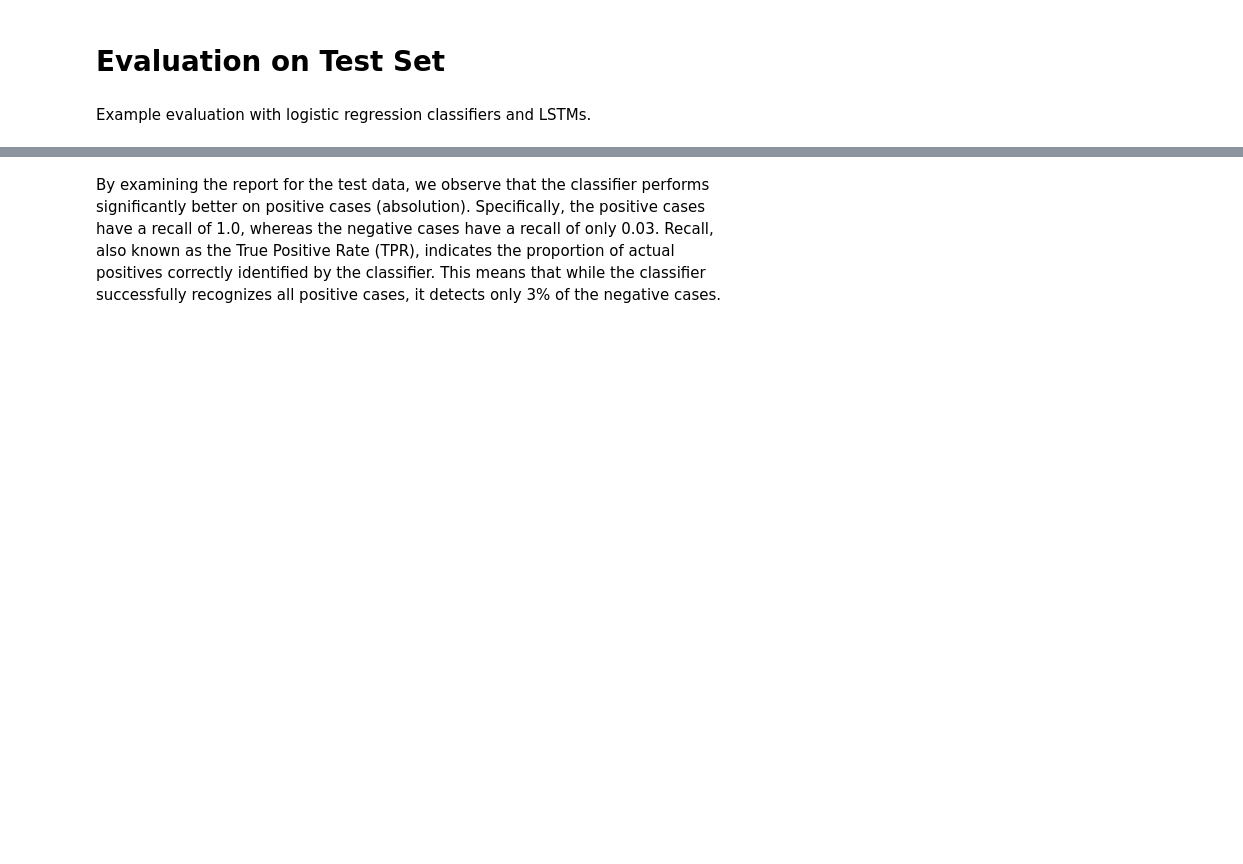
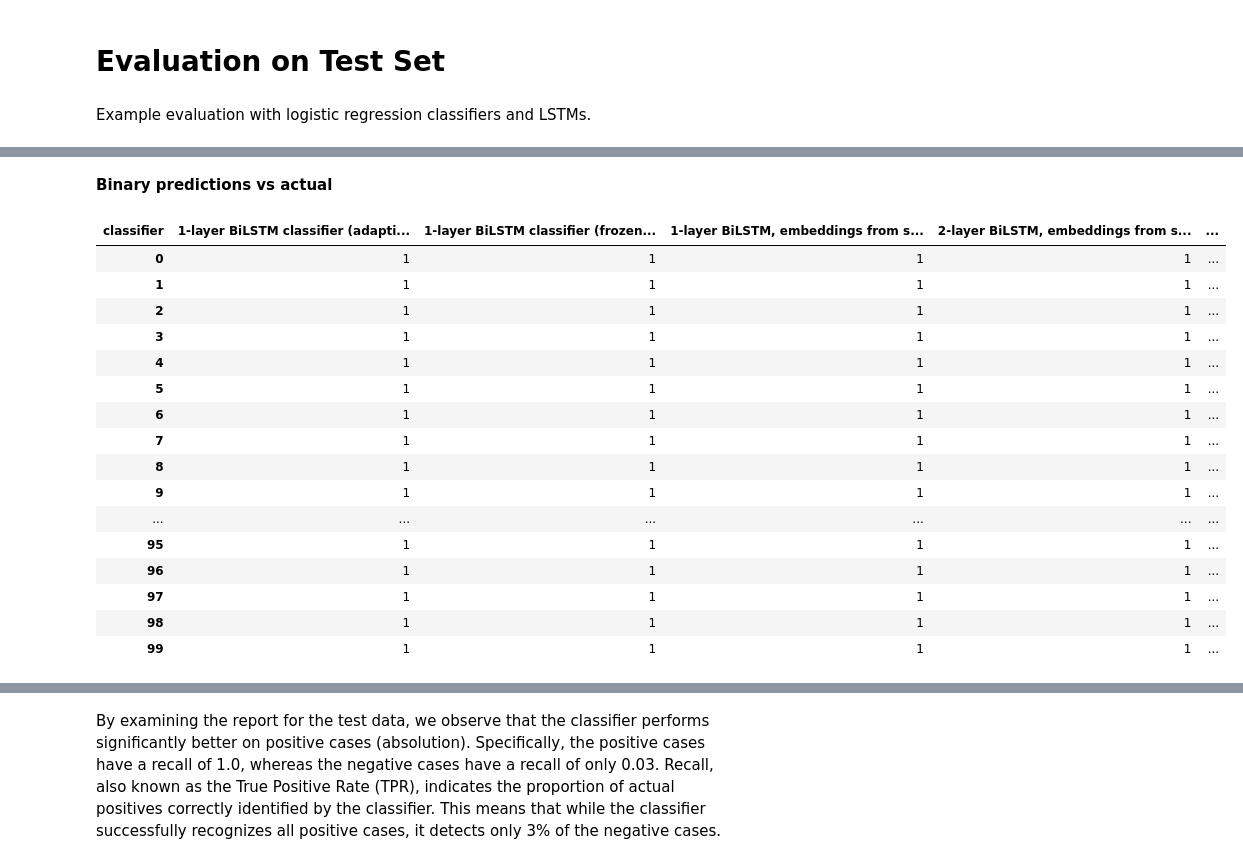
Before and after one commit to raliaskarov/tutorial_eth_ais_roman, a Jupyter notebook: projects/project2/CAS_project2_2_logistic_LSTM.ipynb, the cells around one changed output, grey strips where cells are left out. Drawn from its saved outputs; the diff is of its cells as text; code cells hidden in the pictures; blank space fills up the shorter version.

```diff
--- a/projects/project2/CAS_project2_2_logistic_LSTM.ipynb
+++ b/projects/project2/CAS_project2_2_logistic_LSTM.ipynb
@@ -1397,10 +1381,15 @@ plt.show()
 # Evaluation on Test Set
 # %%
 # Load test set
-data = pd.read_csv("data.csv")
+#data = pd.read_csv("data.csv") # already loaded above
 _, _, test_set = load_ECHR_dataset_for_binary_judgement_classification(data)
 
 test_documents = test_set['texts']
 test_labels = test_set['labels']
+
+# selection for speed
+N = 100
+test_documents_sample = test_documents[:N]
+test_labels_sample = test_labels[:N]
 # %% [markdown]
 Example evaluation with logistic regression classifiers and LSTMs.
@@ -1442,0 +1406,20 @@ weighted avg       0.67      0.82      0.73      1201
+# %%
+from sklearn.metrics import classification_report
+from tqdm import tqdm
+
+# compare performance of all model based on sample of predictions
+classifiers = [binary_classifier_1, binary_classifier_2, binary_classifier_3, binary_classifier_4, binary_classifier_5, binary_classifier_6]
+predictions_dict = {}
+binary_predictions_dict = {}
+report_dict = {}
+for classifier in classifiers:
+  print(f"Evaluating {classifier.name}...")
+  predictions = []
+  for text in tqdm(test_documents_sample):
+    predicted_prob = classifier.predict(tf.constant([text]), verbose = 0)
+    predicted_prob = tf.sigmoid(predicted_prob).numpy().squeeze().item()
+    predictions.append(predicted_prob)
+  binary_predictions = [1 if pred > 0.5 else 0 for pred in predictions]
+  predictions_dict[classifier.name] = {'predictions': predictions, 'binary_predictions': binary_predictions}
+  report = classification_report(y_true=test_labels_sample, y_pred=binary_predictions)
+  report_dict[classifier.name] = report
@@ -1442,0 +1491,12 @@ weighted avg       0.67      0.82      0.73      1201
+# %%
+# build results dataframe
+df_list = []
+for c in classifiers:
+  df = pd.DataFrame()
+  df['predictions'] = predictions_dict[c.name]['predictions']
+  df['binary_predictions'] = predictions_dict[c.name]['binary_predictions']
+  df['actual'] = test_labels_sample
+  df['classifier'] = c.name
+  df_list.append(df)
+df_predictions = pd.concat(df_list)
+df_predictions
@@ -1442,0 +1517,26 @@ weighted avg       0.67      0.82      0.73      1201
+# %% [markdown]
+**Binary predictions vs actual**
+# %%
+# compare binary predictions of different classifiers to actual labels
+df_binary = df_predictions[['classifier', 'binary_predictions']]
+df_binary = df_binary.pivot(columns='classifier', values='binary_predictions').copy()
+df_binary['actual'] = test_labels_sample
+df_binary.style.apply(lambda x: ['background-color: red' if val != x['actual'] else '' for val in x], axis=1)
+# %% [output]
+| classifier | 1-layer BiLSTM classifier (adapti... | 1-layer BiLSTM classifier (frozen... | 1-layer BiLSTM, embeddings from s... | 2-layer BiLSTM, embeddings from s... | ... |
+| 0 | 1 | 1 | 1 | 1 | ... |
+| 1 | 1 | 1 | 1 | 1 | ... |
+| 2 | 1 | 1 | 1 | 1 | ... |
+| 3 | 1 | 1 | 1 | 1 | ... |
+| 4 | 1 | 1 | 1 | 1 | ... |
+| 5 | 1 | 1 | 1 | 1 | ... |
+| 6 | 1 | 1 | 1 | 1 | ... |
+| 7 | 1 | 1 | 1 | 1 | ... |
+| 8 | 1 | 1 | 1 | 1 | ... |
+| 9 | 1 | 1 | 1 | 1 | ... |
+| ... | ... | ... | ... | ... | ... |
+| 95 | 1 | 1 | 1 | 1 | ... |
+| 96 | 1 | 1 | 1 | 1 | ... |
+| 97 | 1 | 1 | 1 | 1 | ... |
+| 98 | 1 | 1 | 1 | 1 | ... |
+| 99 | 1 | 1 | 1 | 1 | ... |
```
Also changed, not shown: parts of 42 cells of this notebook.
